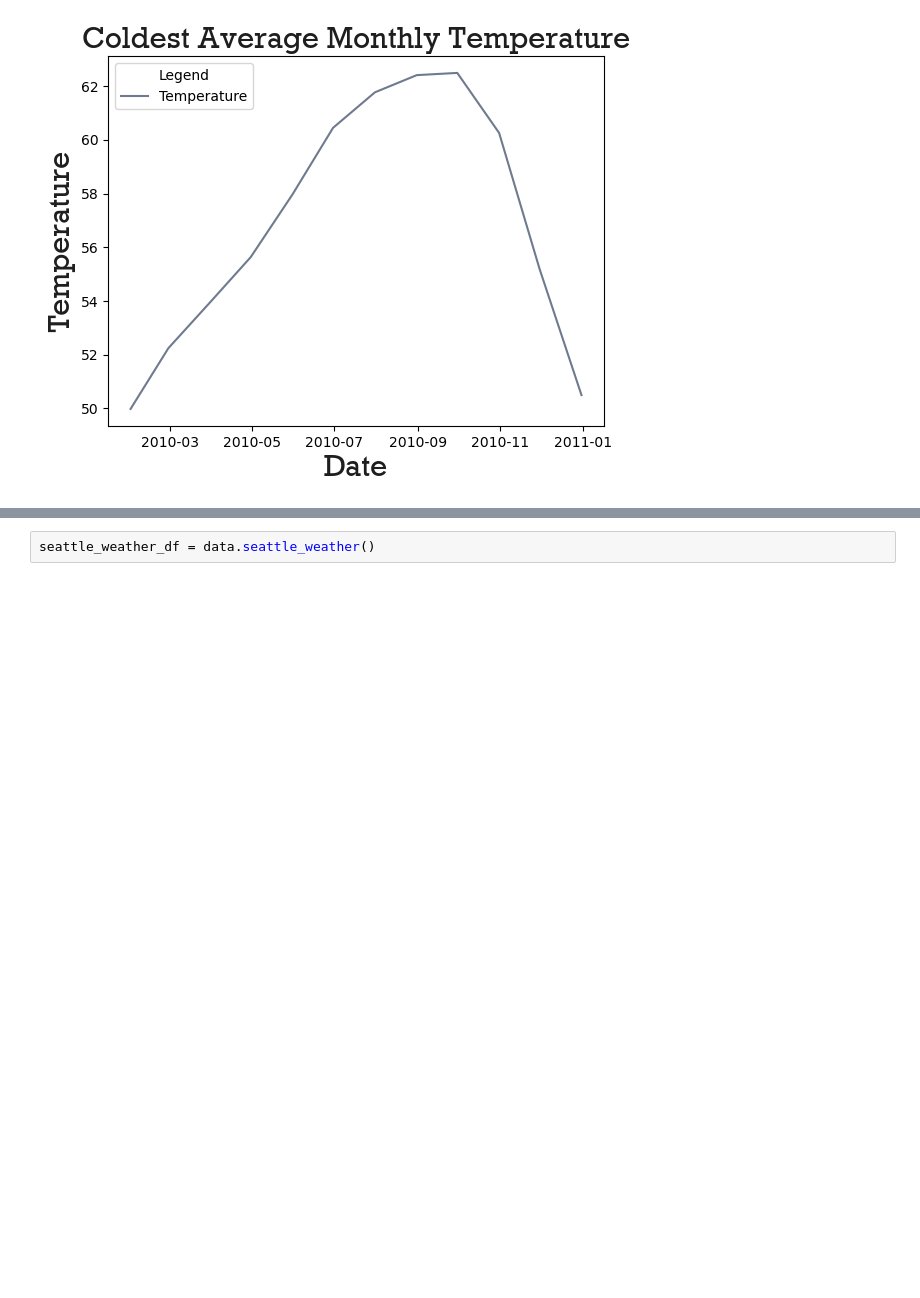
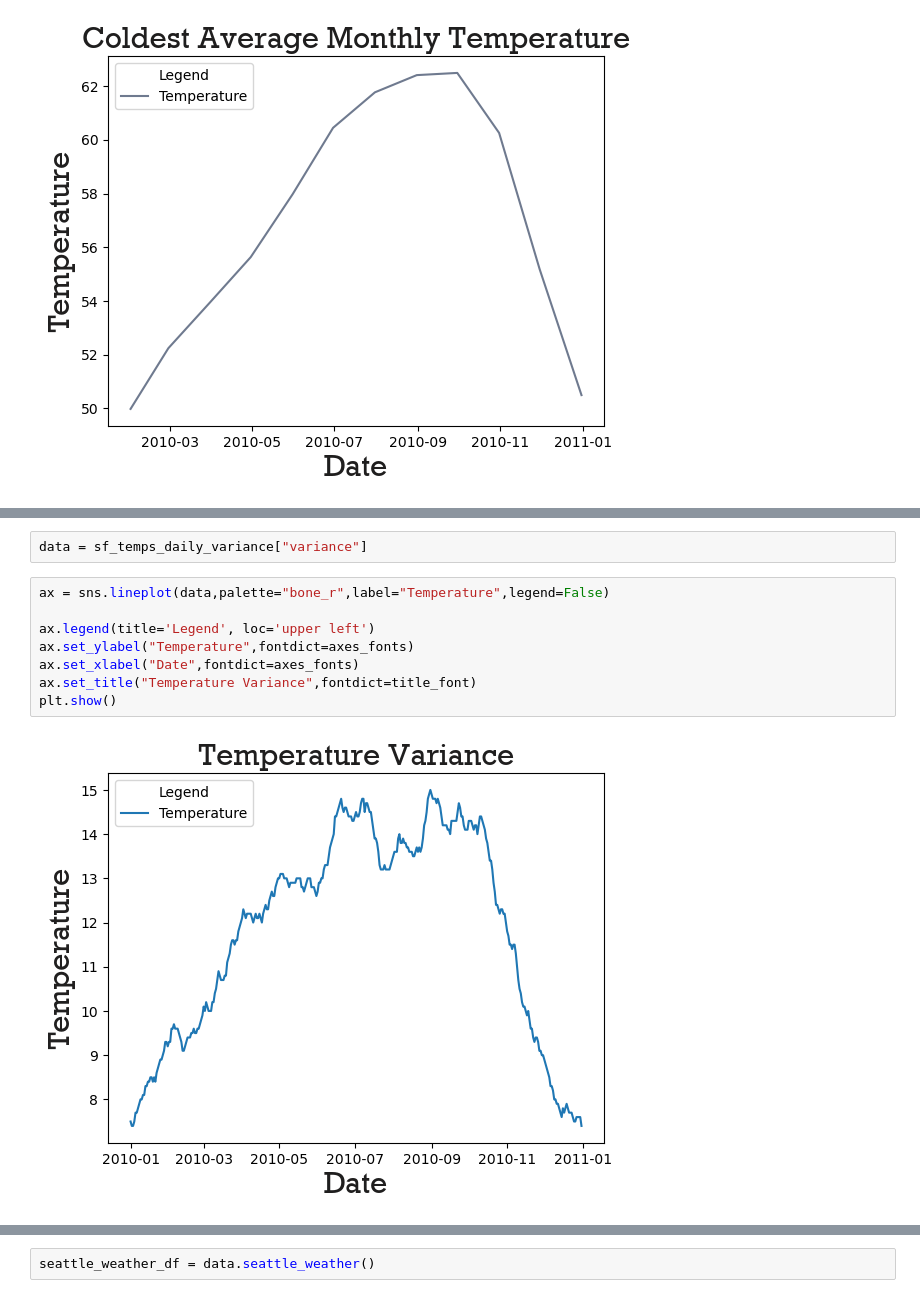
Before and after one commit to manuelparra1/time-series-exercises, a Jupyter notebook: vega_dataset.ipynb, the cells around one changed output, grey strips where cells are left out. Saved outputs shown, nothing was run; the diff lists cells and outputs as text; blank space fills up the shorter version.

```diff
--- a/vega_dataset.ipynb
+++ b/vega_dataset.ipynb
@@ -125 +143,13 @@ plt.show()
+# %%
+data = sf_temps_daily_variance["variance"]
+# %%
+ax = sns.lineplot(data,palette="bone_r",label="Temperature",legend=False)
+
+ax.legend(title='Legend', loc='upper left')
+ax.set_ylabel("Temperature",fontdict=axes_fonts)
+ax.set_xlabel("Date",fontdict=axes_fonts)
+ax.set_title("Temperature Variance",fontdict=title_font)
+plt.show()
+# %% [output]
+[figure, added]
 # %% [markdown]
```
Also changed, not shown: parts of 87 cells of this notebook, 2 other files.
